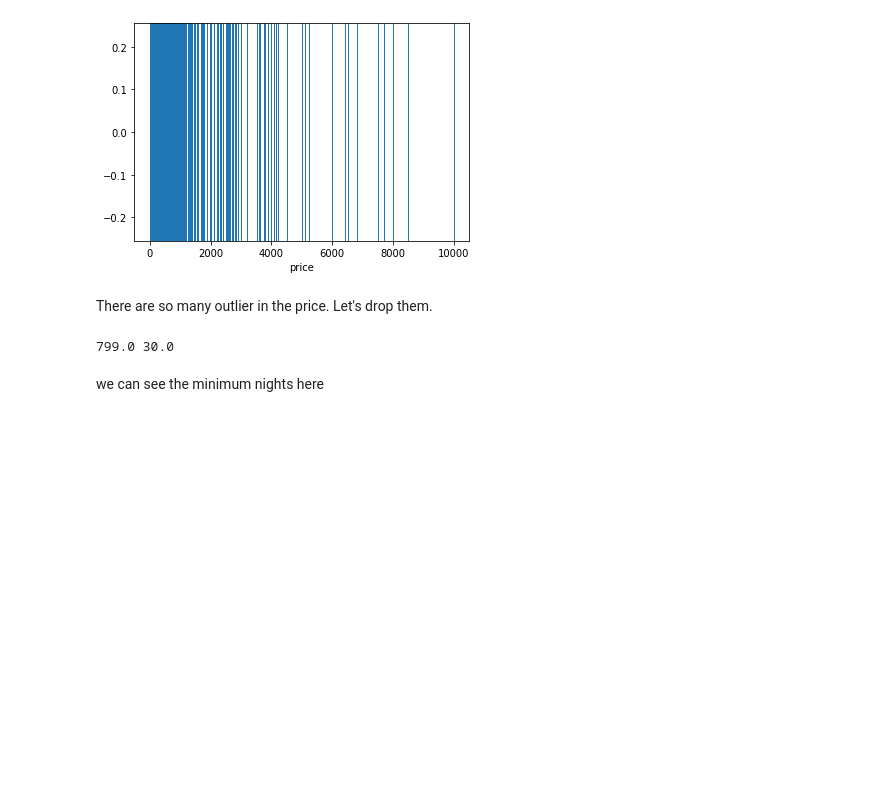
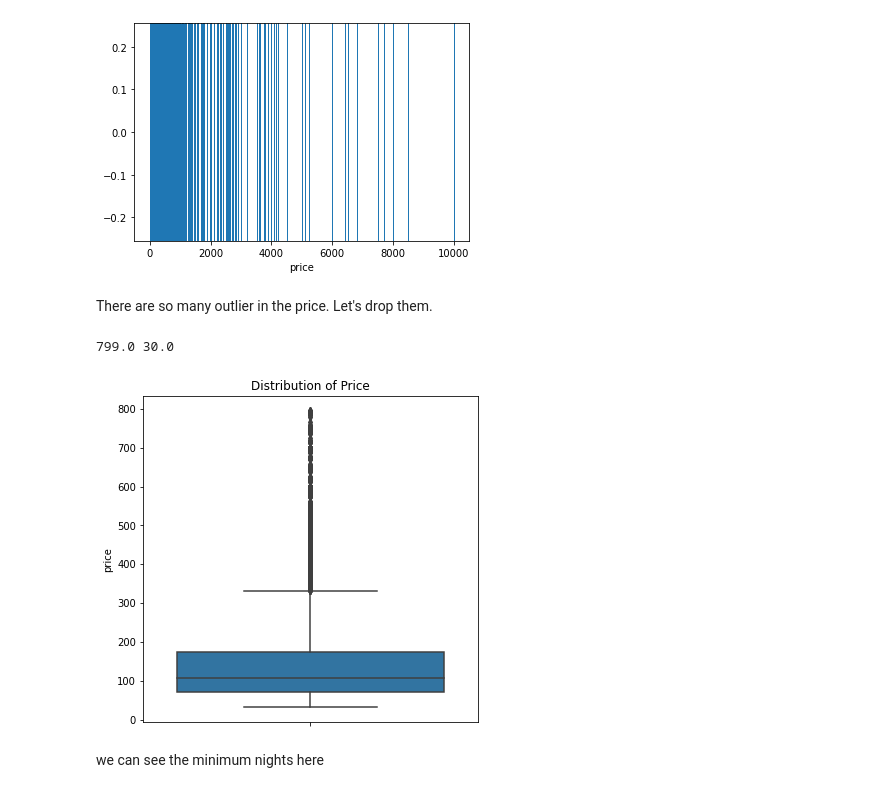
Before and after one commit to Ensemble-learning-project/Ensemble-learning, a Jupyter notebook: Price_prediction.ipynb, the cells around one changed output. Saved outputs shown, nothing was run; the diff lists cells and outputs as text; code cells hidden in the pictures; blank space fills up the shorter version.

```diff
--- a/Price_prediction.ipynb
+++ b/Price_prediction.ipynb
@@ -150,9 +178,11 @@ print(p1, p2)
 df = df[(df['price']<p1) & (df['price']>p2)]
 # %%
 plt.figure(figsize=(6,6))
-sns.boxplot(y=data['price'])
+sns.boxplot(y=df['price'])
 plt.title("Distribution of Price")
 plt.show()
+# %% [output]
+[figure, added]
 # %% [markdown]
 we can see the minimum nights here
 # %%
```
Also changed, not shown: parts of 65 cells of this notebook, 1 other file.
